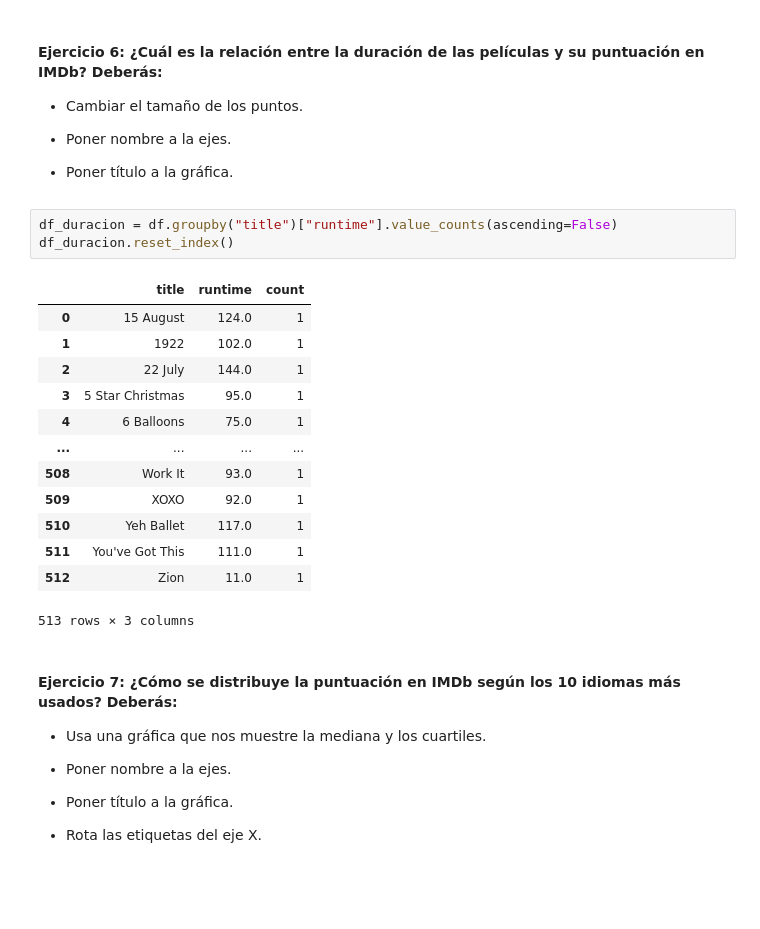
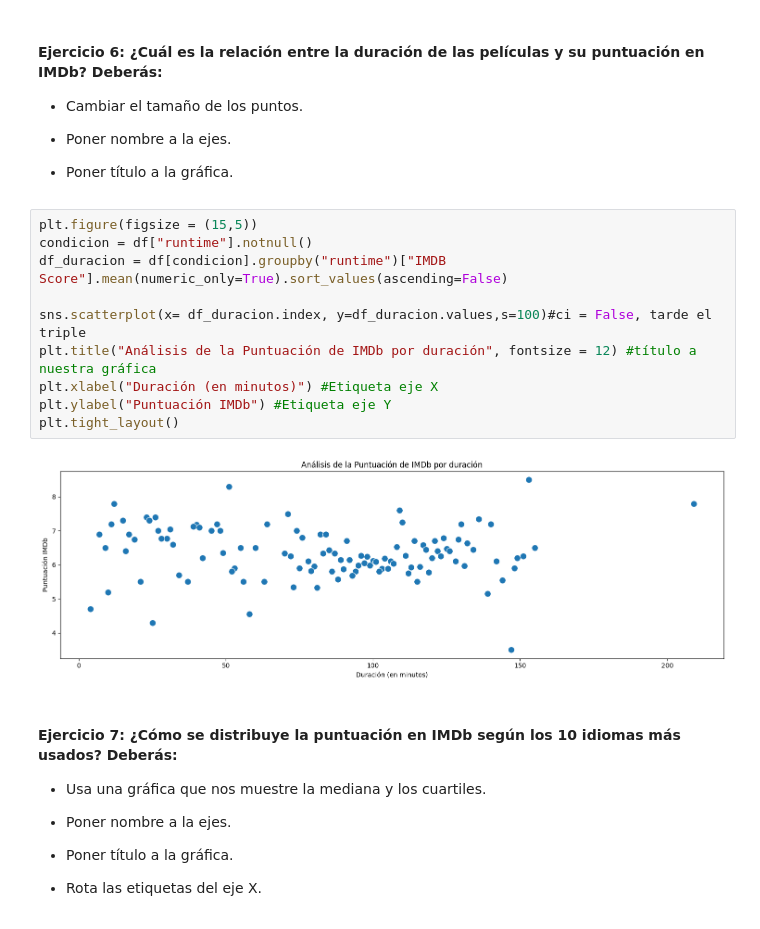
Before and after one commit to apelsito/laboratorio-modulo2-leccion04-visualizacion, a Jupyter notebook: laboratorio-modulo2-leccion04-visualizacion.ipynb, the cells around one changed output. Saved outputs shown, nothing was run; the diff lists cells and outputs as text; blank space fills up the shorter version.

```diff
--- a/laboratorio-modulo2-leccion04-visualizacion.ipynb
+++ b/laboratorio-modulo2-leccion04-visualizacion.ipynb
@@ -136,22 +136,17 @@ plt.tight_layout()
 
 - Poner título a la gráfica.
 # %%
-df_duracion = df.groupby("title")["runtime"].value_counts(ascending=False)
-df_duracion.reset_index()
+plt.figure(figsize = (15,5))
+condicion = df["runtime"].notnull()
+df_duracion = df[condicion].groupby("runtime")["IMDB Score"].mean(numeric_only=True).sort_values(ascending=False)
+
+sns.scatterplot(x= df_duracion.index, y=df_duracion.values,s=100)#ci = False, tarde el triple
+plt.title("Análisis de la Puntuación de IMDb por duración", fontsize = 12) #título a nuestra gráfica
+plt.xlabel("Duración (en minutos)") #Etiqueta eje X
+plt.ylabel("Puntuación IMDb") #Etiqueta eje Y
+plt.tight_layout()
 # %% [output]
-|  | title | runtime | count |
-| 0 | 15 August | 124.0 | 1 |
-| 1 | 1922 | 102.0 | 1 |
-| 2 | 22 July | 144.0 | 1 |
-| 3 | 5 Star Christmas | 95.0 | 1 |
-| 4 | 6 Balloons | 75.0 | 1 |
-| ... | ... | ... | ... |
-| 508 | Work It | 93.0 | 1 |
-| 509 | XOXO | 92.0 | 1 |
-| 510 | Yeh Ballet | 117.0 | 1 |
-| 511 | You've Got This | 111.0 | 1 |
-| 512 | Zion | 11.0 | 1 |
-513 rows × 3 columns
+[figure, added]
 # %% [markdown]
 #### Ejercicio 7: ¿Cómo se distribuye la puntuación en IMDb según los 10 idiomas más usados? Deberás:
 
```
Also changed, not shown: parts of 12 cells of this notebook.
